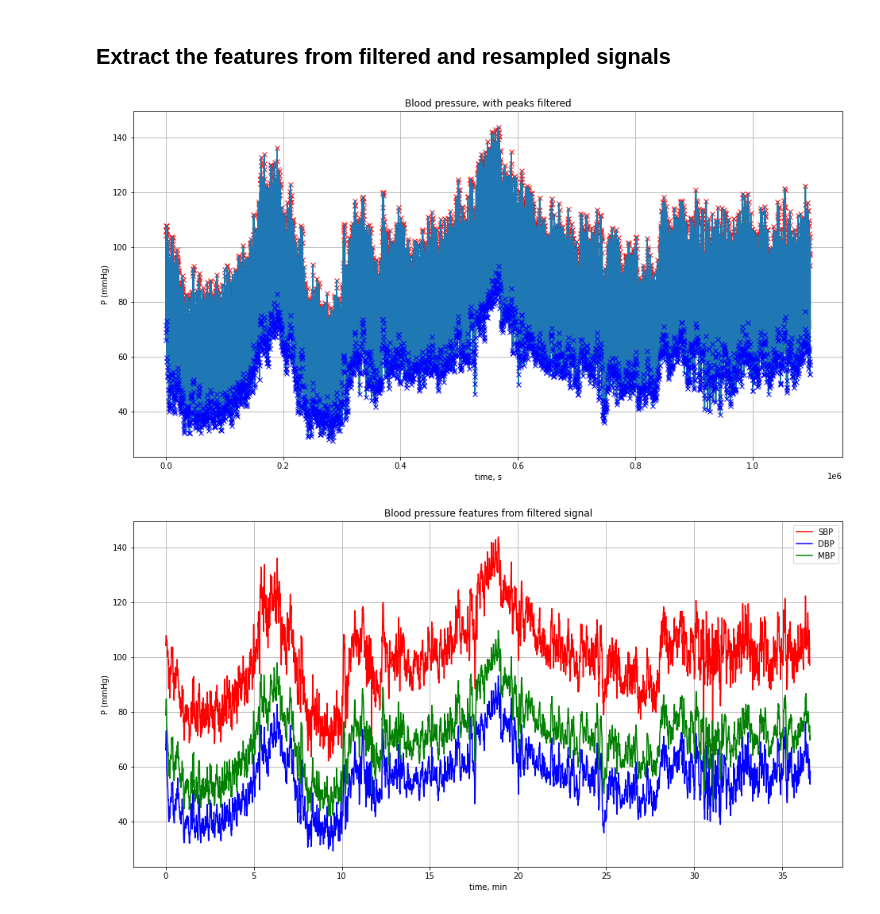
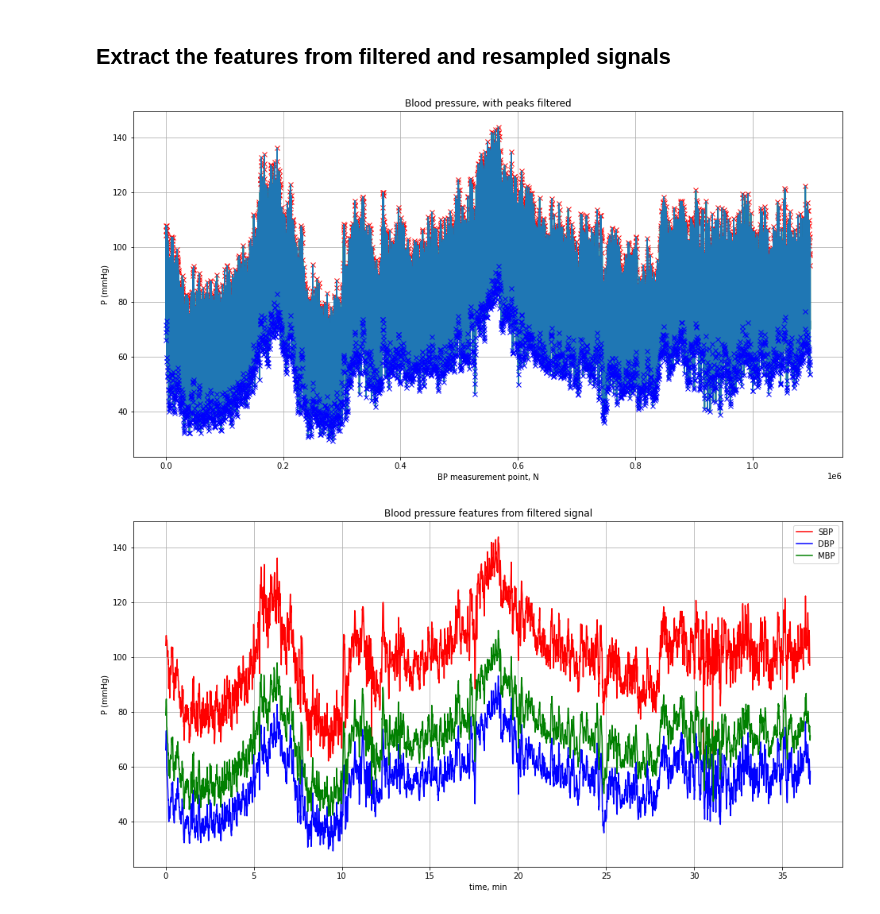
Before and after one commit to Double-Bonus/BP-estimation, a Jupyter notebook: bloodEstimate.ipynb, the cells around one changed output. Cells and saved outputs as stored; diff of their text form; code cells hidden in the pictures.

```diff
--- a/bloodEstimate.ipynb
+++ b/bloodEstimate.ipynb
@@ -238,21 +238,21 @@ plt.show()
 # %%
 plt.figure()
 locSBP_f, _ = find_peaks(bp_fs, distance=50*5)
 plt.plot(bp_fs, "g")
 plt.plot(locSBP_f, bp_fs[locSBP_f], "rx")
 
 locDBP_f, _ = find_peaks(-bp_fs, distance=50*5)
 plt.plot(bp_fs)
 plt.plot(locDBP_f, bp_fs[locDBP_f], "bx")
 
 plt.title('Blood pressure, with peaks filtered')
 plt.ylabel('P (mmHg)')
-plt.xlabel('time, s')
+plt.xlabel('BP measurement point, N')
 plt.grid()
 
 plt.show()
 # %% [output]
-[figure, old version]
+[figure, new version]
 # %%
 
 sigLen_fs = np.minimum(len(locSBP_f), len(locDBP_f)) #TODO: we really are just dropping data?
```
Also changed, not shown: parts of 1 cell of this notebook.
